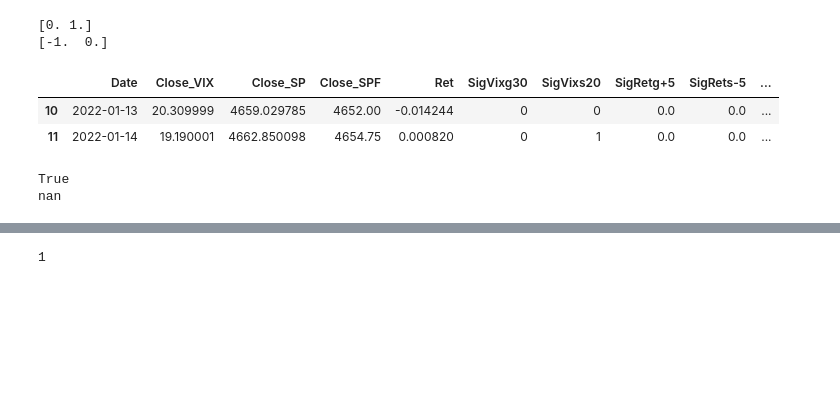
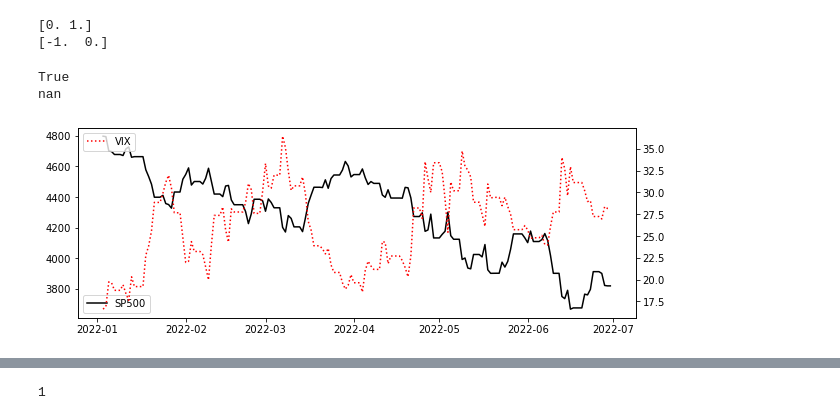
Before and after one commit to edwinriospzn/TRADPROJ, a Jupyter notebook: Project_trading.ipynb, the cells around one changed output, grey strips where cells are left out. Cells and saved outputs as stored; diff of their text form; code cells hidden in the pictures; blank space fills up the shorter version.

```diff
--- a/Project_trading.ipynb
+++ b/Project_trading.ipynb
@@ -124,16 +124,10 @@ Stgy_DF['SigVixg30']=(0+(np.sign(Stgy_DF['Close_VIX']-LimVixUp)==1))
 Stgy_DF['SigVixs20']=(0+(np.sign(LimVixDw-Stgy_DF['Close_VIX'])==1))
 Stgy_DF['SigRetg+5']=np.nan
 Stgy_DF['SigRets-5']=np.nan
-Stgy_DF['InvestVal']=0
+Stgy_DF['InvestVal']=np.nan
 Stgy_DF['InvestOp']=np.nan
 Stgy_DF['StrgRet']=0
 Stgy_DF['StrgDecitions']=np.nan
-# %%
-display(Stgy_DF[10:12])
-# %% [output]
-|  | Date | Close_VIX | Close_SP | Close_SPF | Ret | SigVixg30 | SigVixs20 | SigRetg+5 | SigRets-5 | ... |
-| 10 | 2022-01-13 | 20.309999 | 4659.029785 | 4652.00 | -0.014244 | 0 | 0 | 0.0 | 0.0 | ... |
-| 11 | 2022-01-14 | 19.190001 | 4662.850098 | 4654.75 | 0.000820 | 0 | 1 | 0.0 | 0.0 | ... |
 # %%
 print(np.isnan(Stgy_DF.loc[0,'InvestOp']))
 print(Stgy_DF.loc[0,'InvestOp'])
@@ -219,3 +213,16 @@ for i in range(len(Stgy_DF)):
       ##print(Stgy_DF[i-1:i+2])
       DecCount=+1
   ##print(Stgy_DF[i-1:i+2])
+
+Stgy_DF['InvestVal'].bfill(inplace=True)
+# %%
+fig, ax1 = plt.subplots(figsize=(10,3.5))
+ax2 = ax1.twinx()
+ax1.plot(Stgy_DF['Date'], Stgy_DF['Close_SP'],label = "SP500", color='black')
+#ax1.plot(Stgy_DF['Date'], Stgy_DF['Close'], label = "SP500Fut",linestyle='dashdot', color='orange')
+ax2.plot(Stgy_DF['Date'], Stgy_DF['Close_VIX'],  label ="VIX",linestyle='dotted', color='red')
+ax1.legend(loc='lower left')
+ax2.legend(loc='upper left')
+plt.show()
+# %% [output]
+[figure, added]
```
Also changed, not shown: parts of 1 cell of this notebook.
